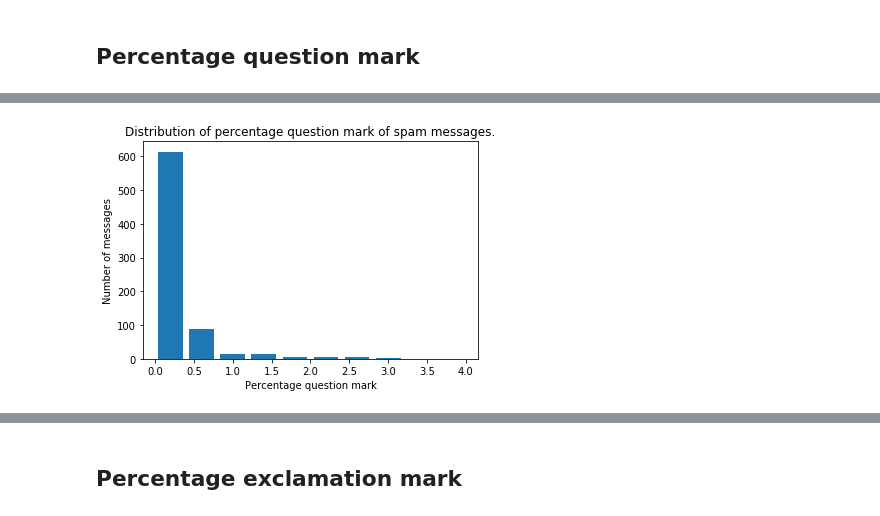
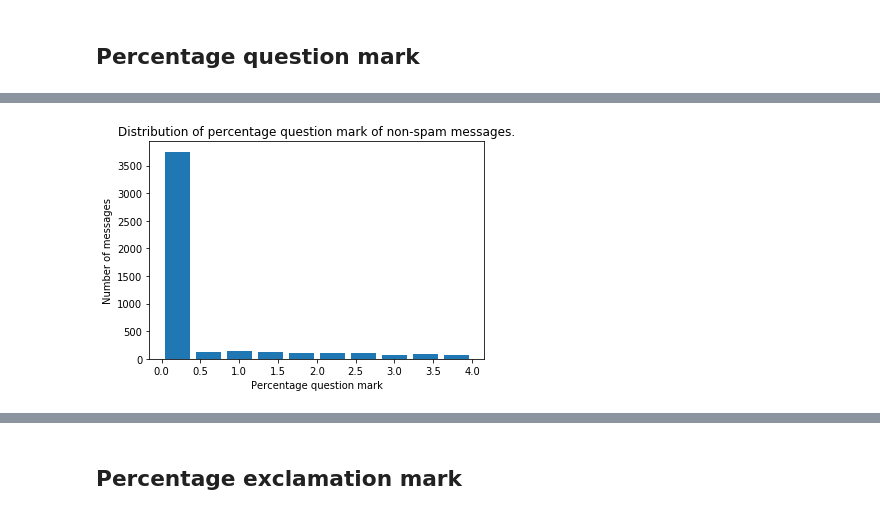
Before and after one commit to COPS-IITBHU/mlss18-assignment2, a Jupyter notebook: Assingment 2.ipynb, the cells around one changed output, grey strips where cells are left out. Saved outputs shown, nothing was run; the diff lists cells and outputs as text; code cells hidden in the pictures.

```diff
--- a/Assingment 2.ipynb
+++ b/Assingment 2.ipynb
@@ -23,3 +40,9 @@ from sklearn.naive_bayes import MultinomialNB
+# %%
+def f(x):
+    if(str(x)=='spam'):
+        return 1
+    else:
+        return 0
 # %% [markdown]
 # Loading data
 # %% [markdown]
@@ -48,0 +59,18 @@ df.head()
+# %%
+# YOUR CODE STARTS HERE
+os.getcwd()
+df=pd.read_csv('sms-spam.csv',  encoding='latin-1',index_col=None)
+
+
+
+
+
+df['v1']=df['v1'].apply(f)
+
+
+del df['Unnamed: 2']
+del df['Unnamed: 3']
+del df['Unnamed: 4']
+# YOUR CODE ENDS HERE
+
+df
@@ -102,8 +175,9 @@ def percentage_digits(text):
     for i in text:
         if i.isdigit():
             counter += 1
-    return (counter / len(text)) * 100
+    return (counter / len(text))*100
 
-df['percentage digits'] = df['text'].apply(percentage_digits)
-df.head()
+
+df['percentage digits'] = df['v2'].apply(percentage_digits)
+df.head(10)
 # %% [output]
@@ -143,6 +222,6 @@ def percentage_question_mark(text):
             counter += 1
     return (counter / len(text)) * 100
 
-df['percentage question mark'] = df['text'].apply(percentage_question_mark)
+df['percentage question mark'] = df['v2'].apply(percentage_question_mark)
 df.head()
 # %% [output]
@@ -155,8 +242,8 @@ df.head()
 # %%
-plt.hist(df[df['is spam'] == 1]['percentage question mark'], bins=10, range=(0, 4), rwidth=0.8)
+plt.hist(df[df['v1'] == 0]['percentage question mark'], bins=10, range=(0, 4), rwidth=0.8)
 plt.xlabel('Percentage question mark')
 plt.ylabel('Number of messages')
-plt.title('Distribution of percentage question mark of spam messages.')
+plt.title('Distribution of percentage question mark of non-spam messages.')
 plt.show()
 # %% [output]
-[figure, old version]
+[figure, new version]
```
Also changed, not shown: parts of 56 cells of this notebook, 1 other file.
